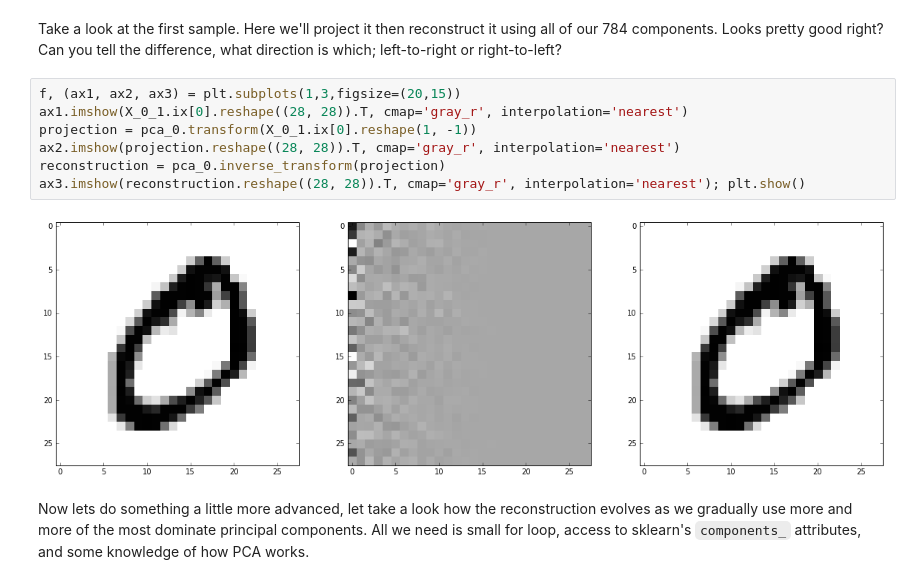
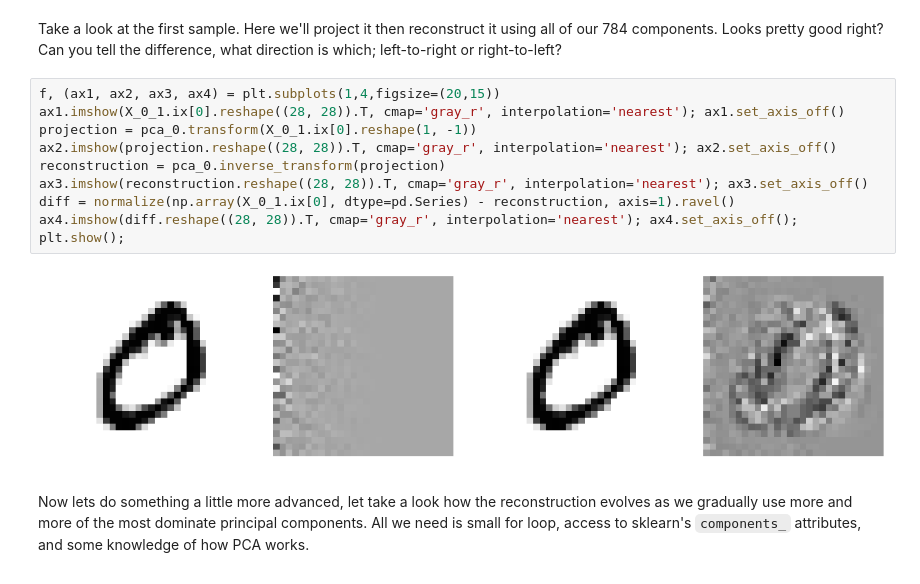
Before and after one commit to CS7616/CS7616, a Jupyter notebook: HW/HW1/slides/PCA.ipynb, the cells around one changed output. Saved outputs shown, nothing was run; the diff lists cells and outputs as text.

Commit message:
Adding reconstruction error

```diff
--- a/HW/HW1/slides/PCA.ipynb
+++ b/HW/HW1/slides/PCA.ipynb
@@ -415,14 +417,16 @@ pca.components_: (784, 784)
 # %% [markdown]
 Take a look at the first sample. Here we'll project it then reconstruct it using all of our 784 components. Looks pretty good right? Can you tell the difference, what direction is which; left-to-right or right-to-left?
 # %%
-f, (ax1, ax2, ax3) = plt.subplots(1,3,figsize=(20,15))
-ax1.imshow(X_0_1.ix[0].reshape((28, 28)).T, cmap='gray_r', interpolation='nearest')
+f, (ax1, ax2, ax3, ax4) = plt.subplots(1,4,figsize=(20,15))
+ax1.imshow(X_0_1.ix[0].reshape((28, 28)).T, cmap='gray_r', interpolation='nearest'); ax1.set_axis_off()
 projection = pca_0.transform(X_0_1.ix[0].reshape(1, -1))
-ax2.imshow(projection.reshape((28, 28)).T, cmap='gray_r', interpolation='nearest')
+ax2.imshow(projection.reshape((28, 28)).T, cmap='gray_r', interpolation='nearest'); ax2.set_axis_off()
 reconstruction = pca_0.inverse_transform(projection)
-ax3.imshow(reconstruction.reshape((28, 28)).T, cmap='gray_r', interpolation='nearest'); plt.show()
+ax3.imshow(reconstruction.reshape((28, 28)).T, cmap='gray_r', interpolation='nearest'); ax3.set_axis_off()
+diff = normalize(np.array(X_0_1.ix[0], dtype=pd.Series) - reconstruction, axis=1).ravel()
+ax4.imshow(diff.reshape((28, 28)).T, cmap='gray_r', interpolation='nearest'); ax4.set_axis_off(); plt.show();
 # %% [output]
-[figure, old version]
+[figure, new version]
 # %% [markdown]
 Now lets do something a little more advanced, let take a look how the reconstruction evolves as we gradually use more and more of the most dominate principal components. All we need is small for loop, access to sklearn's `components_` attributes, and some knowledge of how PCA works.
 # %%
```
Also changed, not shown: parts of 5 cells of this notebook.
